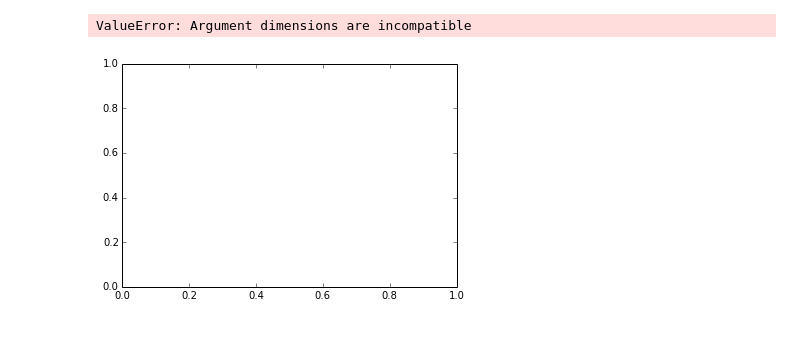
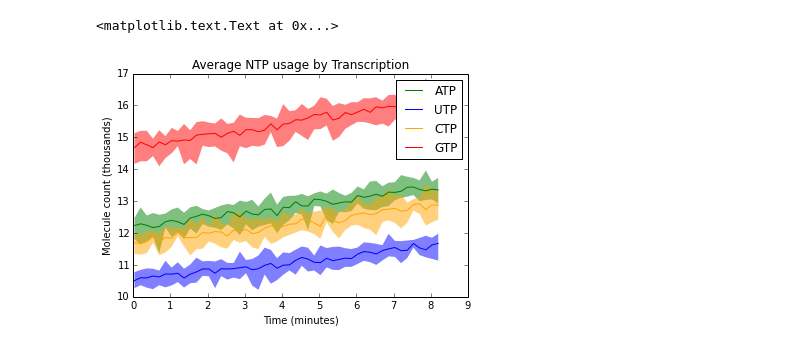
Before and after one commit to CovertLab/WholeCellEcoliRelease, a Jupyter notebook: Plot NTP usage.ipynb, the cells around one changed output. Saved outputs shown, nothing was run; the diff lists cells and outputs as text; code cells hidden in the pictures.

```diff
--- a/Plot NTP usage.ipynb
+++ b/Plot NTP usage.ipynb
@@ -21,7 +21,12 @@ assignedIdxs = False
 
 ntpIdxs = None
 
-ntpUsage = numpy.zeros((simLength, len(ntpIDs), nSims), float)
+startAt = 2 # 0 has no production, and 1 is prior to the model receiving excess NTPs
+stride = 10
+
+timePoints = numpy.arange(startAt, simLength+1, stride).size
+
+ntpUsage = numpy.zeros((timePoints, len(ntpIDs), nSims), float)
 
 for iSim, simDir in enumerate(dirs):
     with tables.openFile(os.path.join(FIXTURE_DIR, simDir, 'MoleculeCounts.hdf')) as h5file:
@@ -40,28 +45,28 @@ for iSim, simDir in enumerate(dirs):
 
         mc = h5file.root.MoleculeCounts
 
-        ntpUsage[..., iSim] = (mc.read(1, None, None, 'countsBulkPartitioned')[:, ntpIdxs, compartmentIdx, processIdx]
-                               - mc.read(1, None, None, 'countsBulkReturned')[:, ntpIdxs, compartmentIdx, processIdx])
+        ntpUsage[..., iSim] = (mc.read(startAt, None, stride, 'countsBulkPartitioned')[:, ntpIdxs, compartmentIdx, processIdx]
+                               - mc.read(startAt, None, stride, 'countsBulkReturned')[:, ntpIdxs, compartmentIdx, processIdx])
 # %%
-# Plotting
-time = numpy.arange(0, simLength)/60. # TODO: load sim length
+# Plot average NTP usage
+time = numpy.arange(startAt, simLength+1, stride)/60. # TODO: load sim length
 
 ntpUsageAvg = ntpUsage.mean(2)/1000
 ntpUsageMax = ntpUsage.max(2)/1000
 ntpUsageMin = ntpUsage.min(2)/1000
 
 colors = ['green', 'blue', 'orange', 'red']
 
 plots = []
 
 for i, color in enumerate(colors):
-    plt.fill_between(time, ntpUsageMin[1:, i], ntpUsageMax[1:, i], alpha = 0.5, linewidth = 0, facecolor = color)
-    plots.append( plt.plot(time, ntpUsageAvg[1:, i], color = color)[0] )
+    plt.fill_between(time, ntpUsageMin[:, i], ntpUsageMax[:, i], alpha = 0.5, linewidth = 0, facecolor = color)
+    plots.append( plt.plot(time, ntpUsageAvg[:, i], color = color)[0] )
 
-plt.title('NTP usage by Transcription')
+plt.title('Average NTP usage by Transcription')
 plt.legend(plots, ntpIDs, loc = 0)
 plt.xlabel('Time (minutes)')
 plt.ylabel('Molecule count (thousands)')
 # %% [output]
-ValueError: Argument dimensions are incompatible
+<matplotlib.text.Text at 0x...>
-[figure, old version]
+[figure, new version]
```
Also changed, not shown: parts of 1 cell of this notebook.
